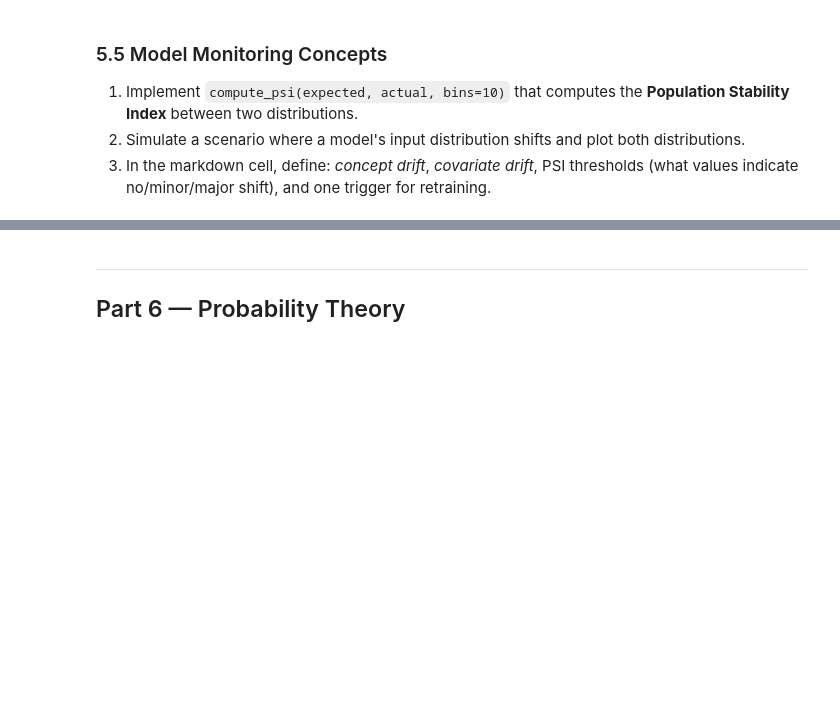
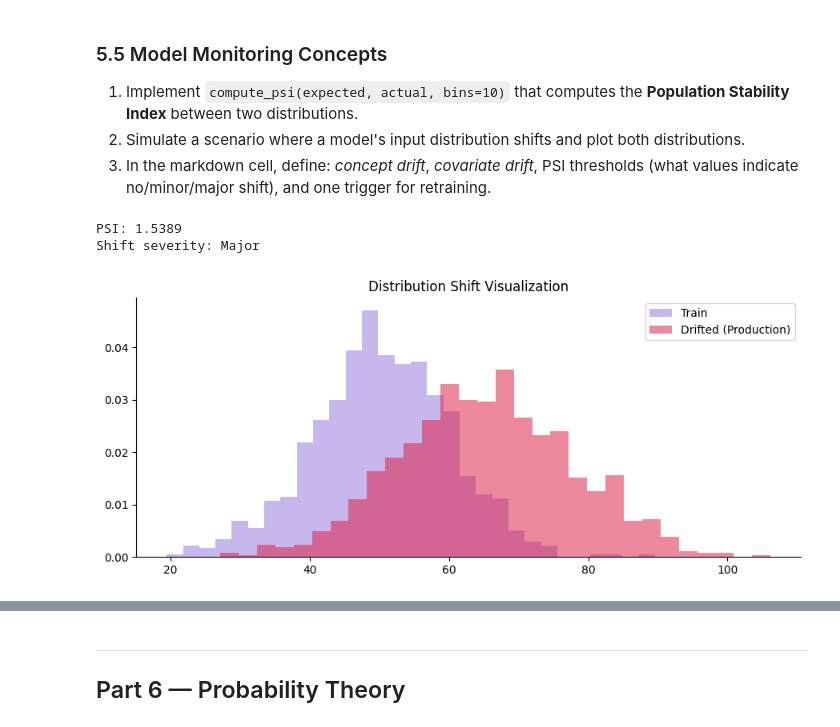
Before and after one commit to autadegayatri/Celebal_CEI_Assignments, a Jupyter notebook: week1_Gayatri_Autade.ipynb, the cells around one changed output, grey strips where cells are left out. Drawn from its saved outputs; the diff is of its cells as text; code cells hidden in the pictures; blank space fills up the shorter version.

```diff
--- a/week1_Gayatri_Autade.ipynb
+++ b/week1_Gayatri_Autade.ipynb
@@ -673,25 +710,41 @@ print(f"\nAfter differencing — p-value: {adf_diff[1]:.4f}, Stationary? {adf_di
 # %%
 def compute_psi(expected, actual, bins=10):
     """
     PSI = sum((actual_pct - expected_pct) * ln(actual_pct / expected_pct))
     Add epsilon=1e-10 to avoid log(0).
     """
-    # YOUR CODE HERE
-    pass
+    eps = 1e-10
+    breakpoints = np.percentile(expected, np.linspace(0, 100, bins + 1))
+    breakpoints[0] = -np.inf
+    breakpoints[-1] = np.inf
+
+    expected_counts, _ = np.histogram(expected, bins=breakpoints)
+    actual_counts, _   = np.histogram(actual, bins=breakpoints)
+
+    expected_pct = expected_counts / len(expected) + eps
+    actual_pct   = actual_counts / len(actual) + eps
+
+    psi = np.sum((actual_pct - expected_pct) * np.log(actual_pct / expected_pct))
+    return psi
 
 np.random.seed(1)
 train_dist = np.random.normal(50, 10, 1000)    # training distribution
 drift_dist = np.random.normal(65, 12, 1000)    # shifted production distribution
 
 psi_value = compute_psi(train_dist, drift_dist)
 print(f"PSI: {psi_value:.4f}")
 print(f"Shift severity: {'Major' if psi_value > 0.2 else 'Minor' if psi_value > 0.1 else 'Stable'}")
 
 # Plot both distributions
 fig, ax = plt.subplots()
-# YOUR CODE HERE
+ax.hist(train_dist, bins=30, alpha=0.5, label='Train', color='mediumpurple', density=True)
+ax.hist(drift_dist, bins=30, alpha=0.5, label='Drifted (Production)', color='crimson', density=True)
 ax.legend(); ax.set_title('Distribution Shift Visualization')
 plt.tight_layout(); plt.show()
+# %% [output]
+PSI: 1.5389
+Shift severity: Major
+[figure, added]
 # %% [markdown]
 **Concept Drift vs Covariate Drift & PSI Thresholds (5.5):**
 
```
Also changed, not shown: parts of 18 cells of this notebook.
